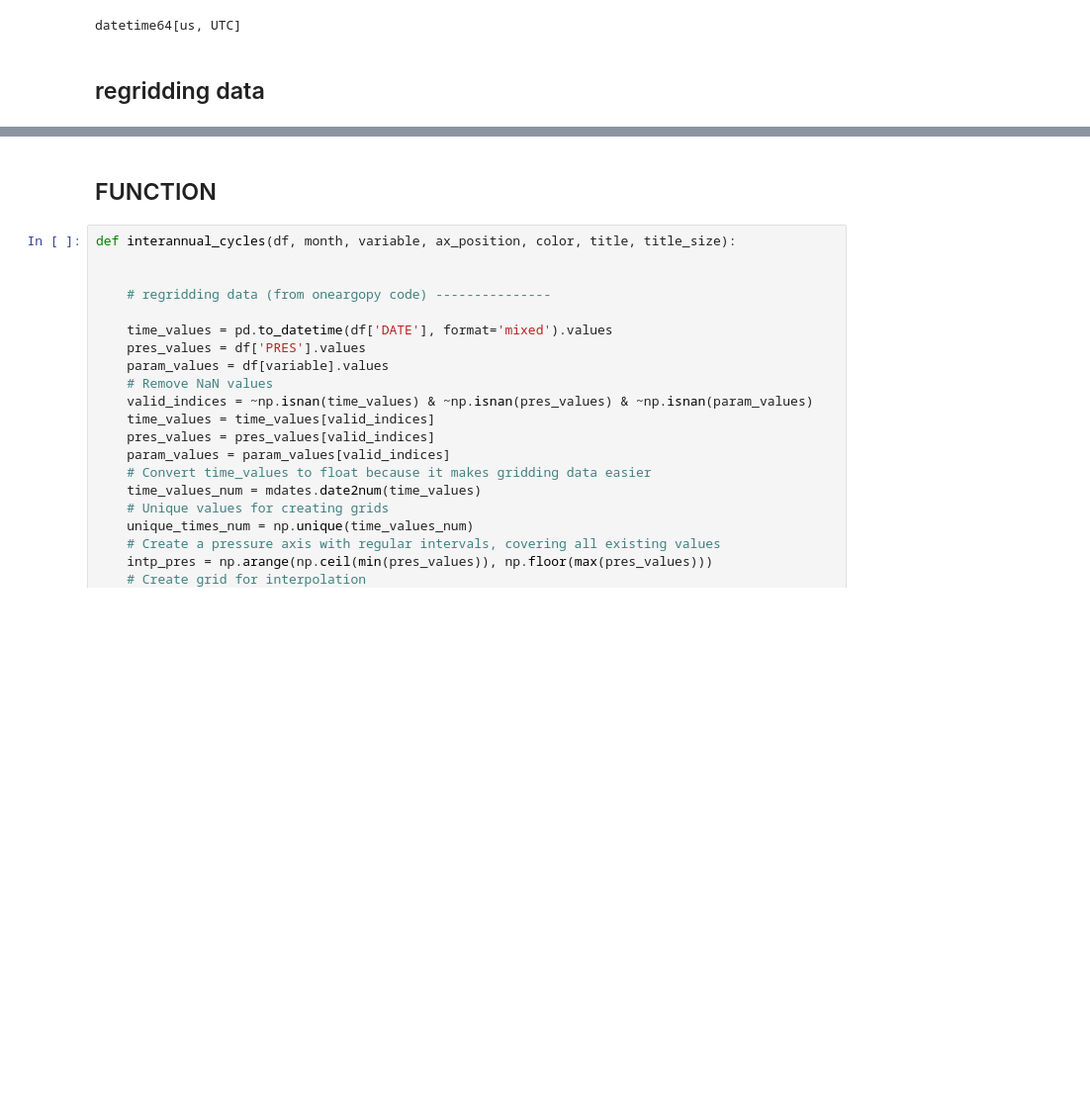
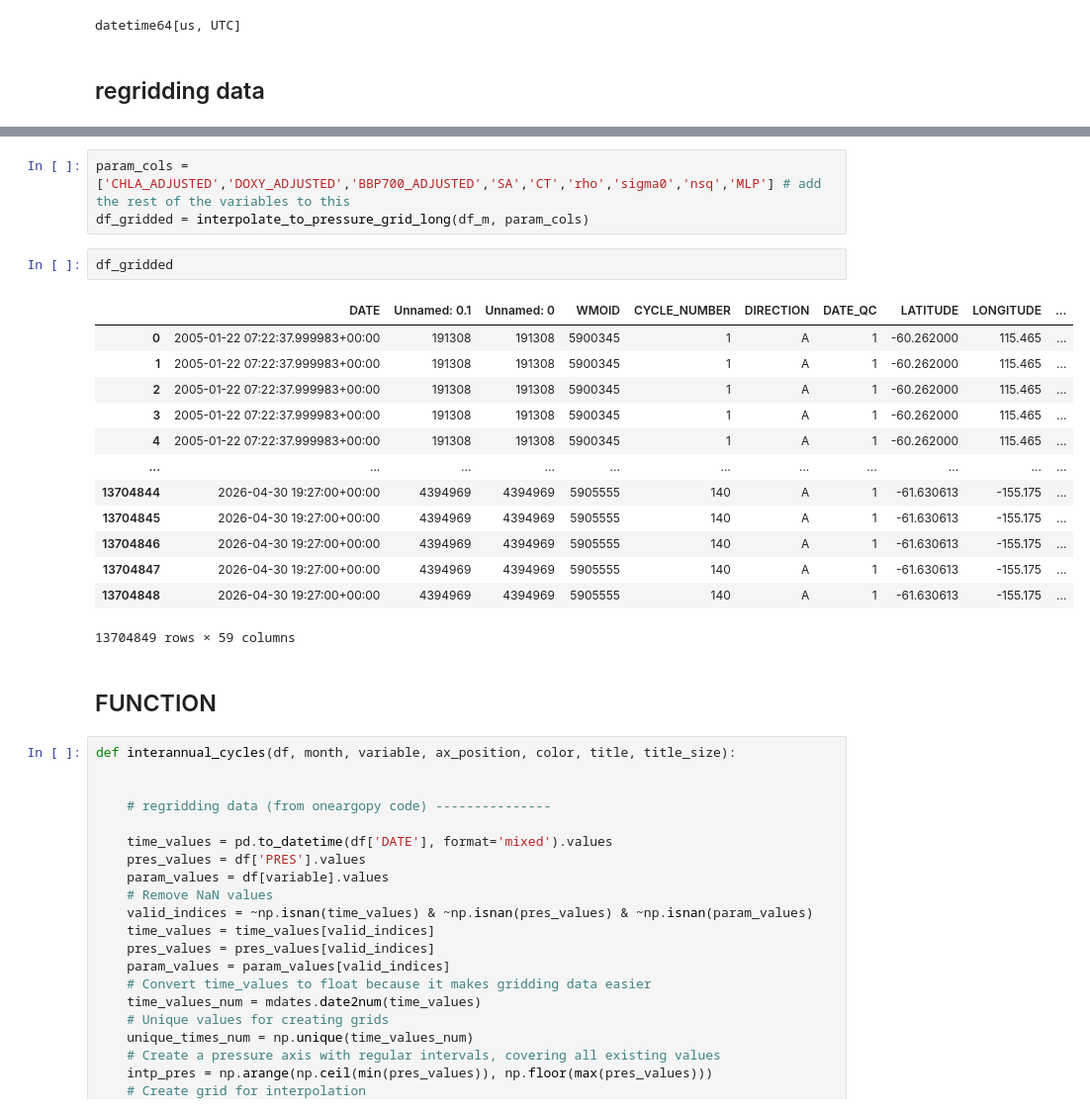
Before and after one commit to Lilah-Asalie/IBIS_Project, a Jupyter notebook: New_Subplots_ProMonths.ipynb, the cells around one changed output, grey strips where cells are left out. Shown at 99% size. Cells and saved outputs as stored; diff of their text form; blank space fills up the shorter version.

```diff
--- a/New_Subplots_ProMonths.ipynb
+++ b/New_Subplots_ProMonths.ipynb
@@ -138,3 +232,22 @@ print(param_gridded)
+# %%
+param_cols = ['CHLA_ADJUSTED','DOXY_ADJUSTED','BBP700_ADJUSTED','SA','CT','rho','sigma0','nsq','MLP'] # add the rest of the variables to this
+df_gridded = interpolate_to_pressure_grid_long(df_m, param_cols)
+# %%
+df_gridded
+# %% [output]
+|  | DATE | Unnamed: 0.1 | Unnamed: 0 | WMOID | CYCLE_NUMBER | DIRECTION | DATE_QC | LATITUDE | LONGITUDE | ... |
+| 0 | 2005-01-22 07:22:37.999983+00:00 | 191308 | 191308 | 5900345 | 1 | A | 1 | -60.262000 | 115.465 | ... |
+| 1 | 2005-01-22 07:22:37.999983+00:00 | 191308 | 191308 | 5900345 | 1 | A | 1 | -60.262000 | 115.465 | ... |
+| 2 | 2005-01-22 07:22:37.999983+00:00 | 191308 | 191308 | 5900345 | 1 | A | 1 | -60.262000 | 115.465 | ... |
+| 3 | 2005-01-22 07:22:37.999983+00:00 | 191308 | 191308 | 5900345 | 1 | A | 1 | -60.262000 | 115.465 | ... |
+| 4 | 2005-01-22 07:22:37.999983+00:00 | 191308 | 191308 | 5900345 | 1 | A | 1 | -60.262000 | 115.465 | ... |
+| ... | ... | ... | ... | ... | ... | ... | ... | ... | ... | ... |
+| 13704844 | 2026-04-30 19:27:00+00:00 | 4394969 | 4394969 | 5905555 | 140 | A | 1 | -61.630613 | -155.175 | ... |
+| 13704845 | 2026-04-30 19:27:00+00:00 | 4394969 | 4394969 | 5905555 | 140 | A | 1 | -61.630613 | -155.175 | ... |
+| 13704846 | 2026-04-30 19:27:00+00:00 | 4394969 | 4394969 | 5905555 | 140 | A | 1 | -61.630613 | -155.175 | ... |
+| 13704847 | 2026-04-30 19:27:00+00:00 | 4394969 | 4394969 | 5905555 | 140 | A | 1 | -61.630613 | -155.175 | ... |
+| 13704848 | 2026-04-30 19:27:00+00:00 | 4394969 | 4394969 | 5905555 | 140 | A | 1 | -61.630613 | -155.175 | ... |
+13704849 rows × 59 columns
 # %% [markdown]
 ## FUNCTION
 # %%
```
Also changed, not shown: parts of 6 cells of this notebook, 2 other files.
